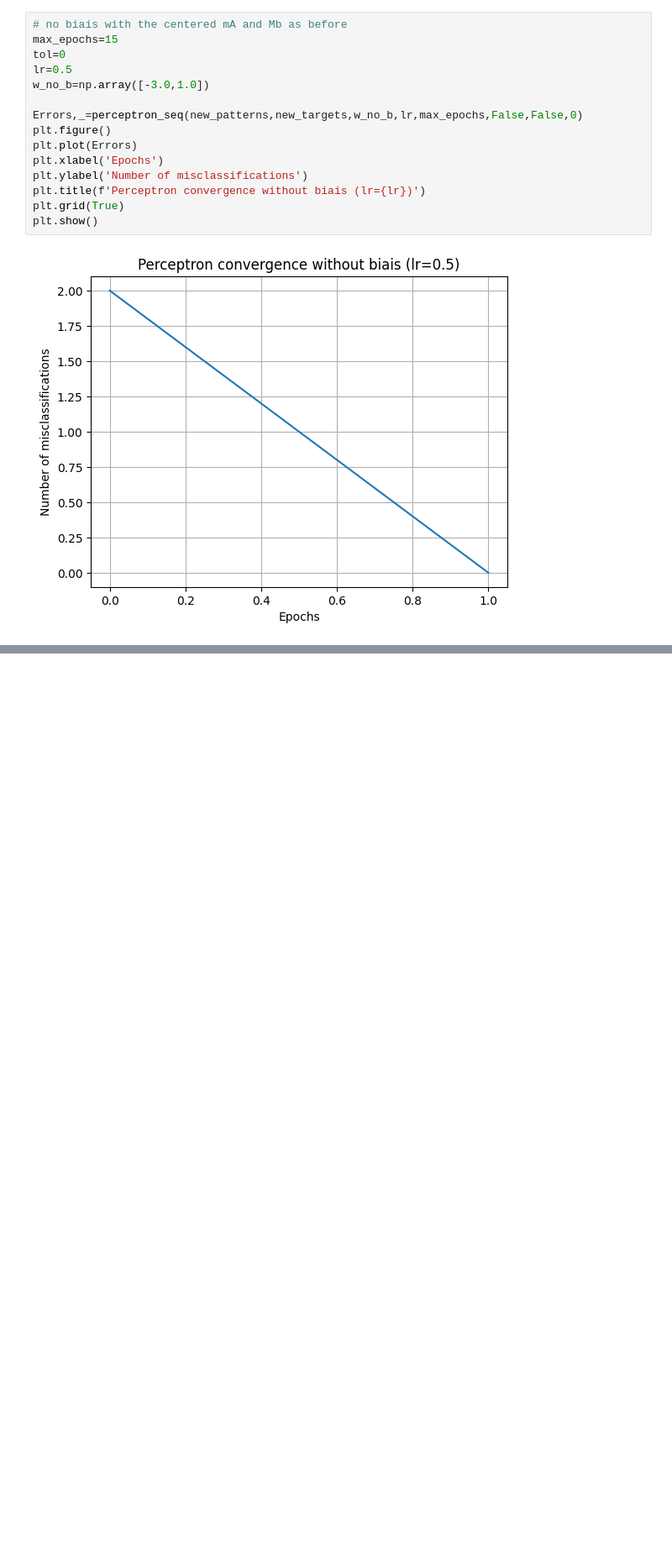
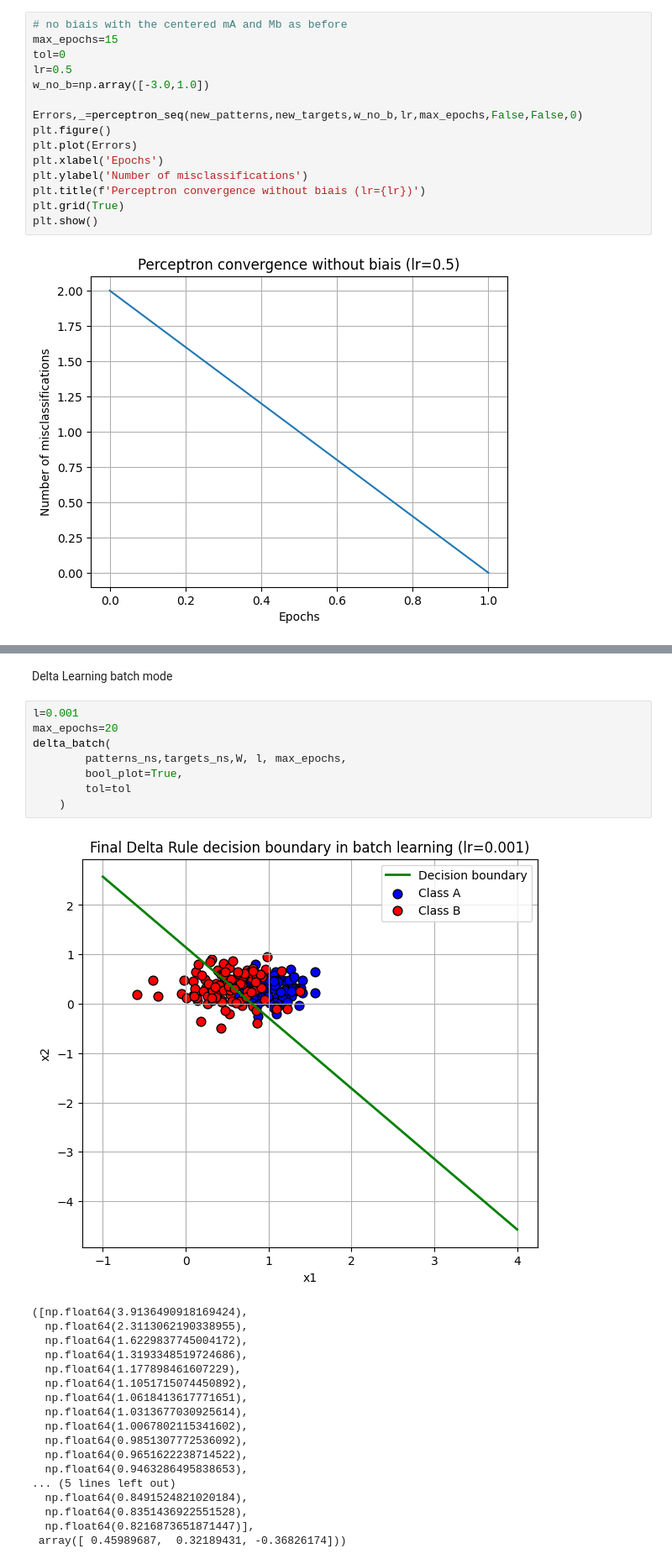
Before and after one commit to hanaeBM/ANN-Lab1.a, a Jupyter notebook: Lab1_a.ipynb, the cells around one changed output, grey strips where cells are left out. Shown at 84% size. Drawn from its saved outputs; the diff is of its cells as text; blank space fills up the shorter version.

```diff
--- a/Lab1_a.ipynb
+++ b/Lab1_a.ipynb
@@ -617,0 +646,29 @@ plt.show()
+# %% [markdown]
+Delta Learning batch mode
+# %%
+l=0.001
+max_epochs=20
+delta_batch(
+        patterns_ns,targets_ns,W, l, max_epochs,
+        bool_plot=True,
+        tol=tol
+    )
+# %% [output]
+[figure, added]
+([np.float64(3.9136490918169424),
+  np.float64(2.3113062190338955),
+  np.float64(1.6229837745004172),
+  np.float64(1.3193348519724686),
+  np.float64(1.177898461607229),
+  np.float64(1.1051715074450892),
+  np.float64(1.0618413617771651),
+  np.float64(1.0313677030925614),
+  np.float64(1.0067802115341602),
+  np.float64(0.9851307772536092),
+  np.float64(0.9651622238714522),
+  np.float64(0.9463286495838653),
+... (5 lines left out)
+  np.float64(0.8491524821020184),
+  np.float64(0.8351436922551528),
+  np.float64(0.8216873651871447)],
+ array([ 0.45989687,  0.32189431, -0.36826174]))
```
Also changed, not shown: parts of 16 cells of this notebook.
